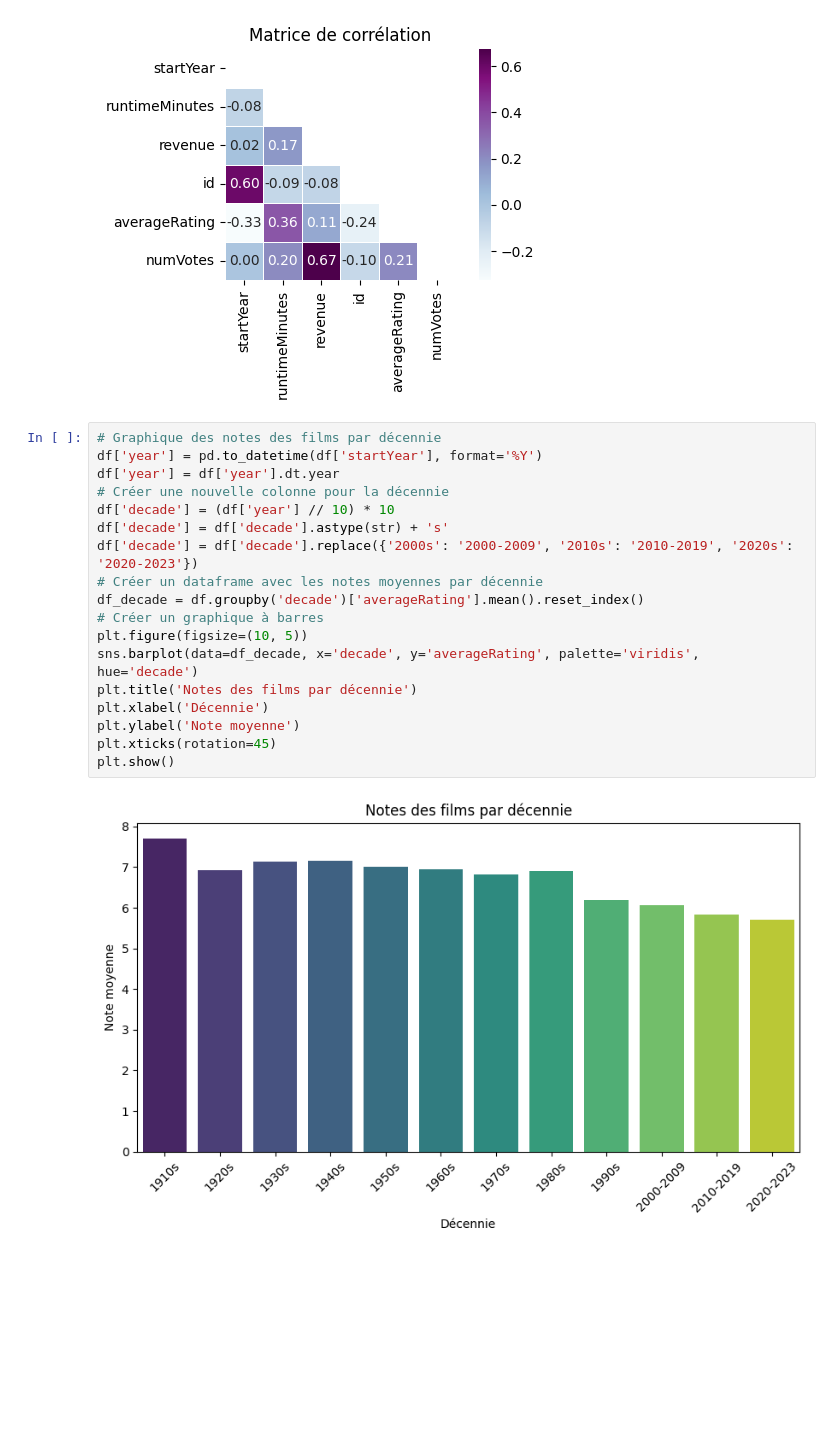
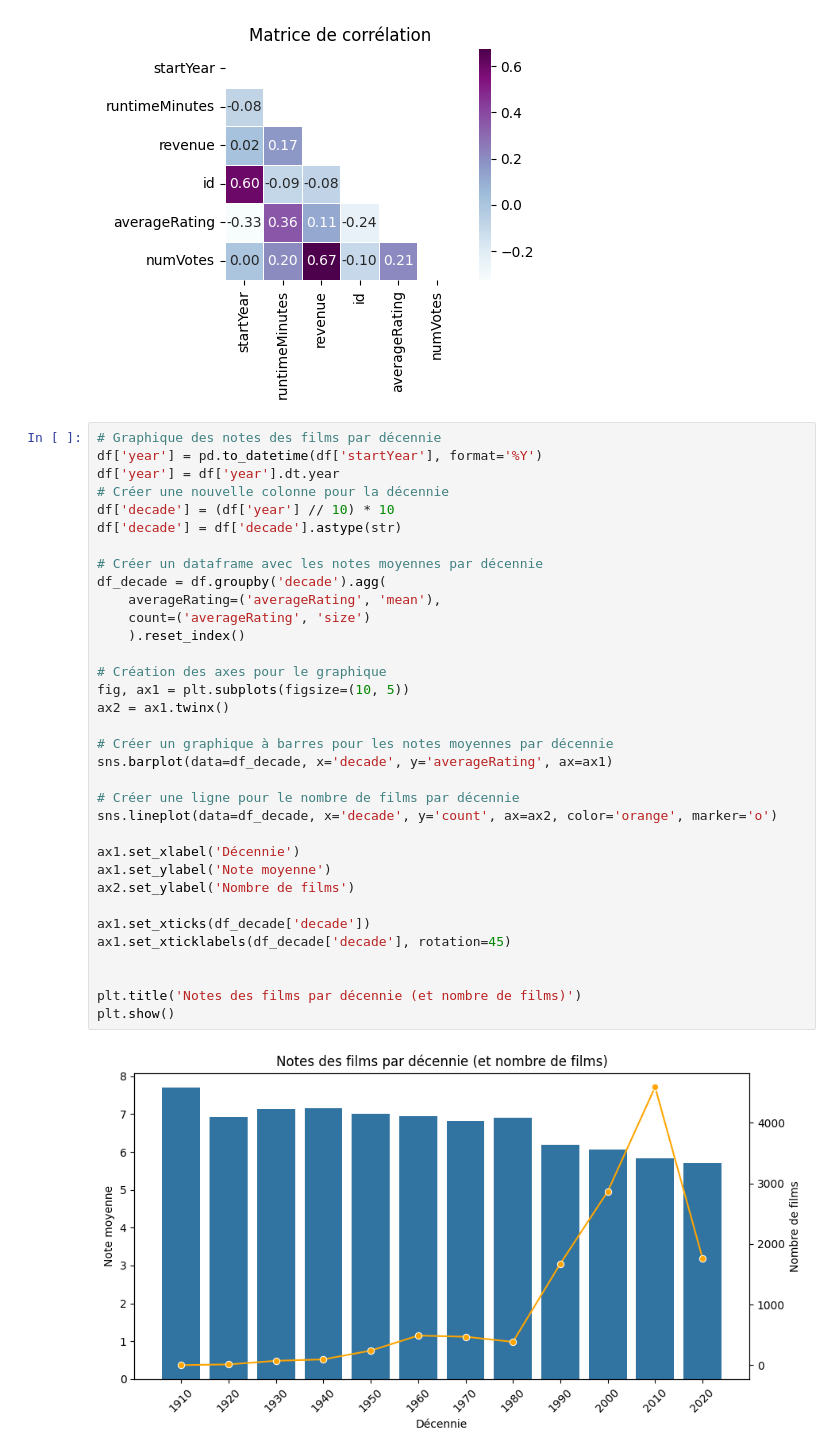
Before and after one commit to Idumii/WildCodeSchool-Projet2, a Jupyter notebook: analyse.ipynb, the cells around one changed output. Drawn from its saved outputs; the diff is of its cells as text; blank space fills up the shorter version.

Commit message:
Créations de graphqiues supplémentaires pour le dashboarding
Co-authored-by: madax92 <madax92@users.noreply.github.com>
Co-authored-by: jrmy <jrmyrbt@users.noreply.github.com>

```diff
--- a/analyse.ipynb
+++ b/analyse.ipynb
@@ -88,20 +88,36 @@ plt.show()
 # %%
 # Graphique des notes des films par décennie
 df['year'] = pd.to_datetime(df['startYear'], format='%Y')
 df['year'] = df['year'].dt.year
 # Créer une nouvelle colonne pour la décennie
 df['decade'] = (df['year'] // 10) * 10
-df['decade'] = df['decade'].astype(str) + 's'
-df['decade'] = df['decade'].replace({'2000s': '2000-2009', '2010s': '2010-2019', '2020s': '2020-2023'})
+df['decade'] = df['decade'].astype(str)
+
 # Créer un dataframe avec les notes moyennes par décennie
-df_decade = df.groupby('decade')['averageRating'].mean().reset_index()
-# Créer un graphique à barres
-plt.figure(figsize=(10, 5))
-sns.barplot(data=df_decade, x='decade', y='averageRating', palette='viridis', hue='decade')
-plt.title('Notes des films par décennie')
-plt.xlabel('Décennie')
-plt.ylabel('Note moyenne')
-plt.xticks(rotation=45)
+df_decade = df.groupby('decade').agg(
+    averageRating=('averageRating', 'mean'),
+    count=('averageRating', 'size')
+    ).reset_index()
+
+# Création des axes pour le graphique
+fig, ax1 = plt.subplots(figsize=(10, 5))
+ax2 = ax1.twinx()
+
+# Créer un graphique à barres pour les notes moyennes par décennie
+sns.barplot(data=df_decade, x='decade', y='averageRating', ax=ax1)
+
+# Créer une ligne pour le nombre de films par décennie
+sns.lineplot(data=df_decade, x='decade', y='count', ax=ax2, color='orange', marker='o')
+
+ax1.set_xlabel('Décennie')
+ax1.set_ylabel('Note moyenne')
+ax2.set_ylabel('Nombre de films')
+
+ax1.set_xticks(df_decade['decade'])
+ax1.set_xticklabels(df_decade['decade'], rotation=45)
+
+
+plt.title('Notes des films par décennie (et nombre de films)')
 plt.show()
 # %% [output]
-[figure, old version]
+[figure, new version]
```
Also changed, not shown: parts of 5 cells of this notebook.
